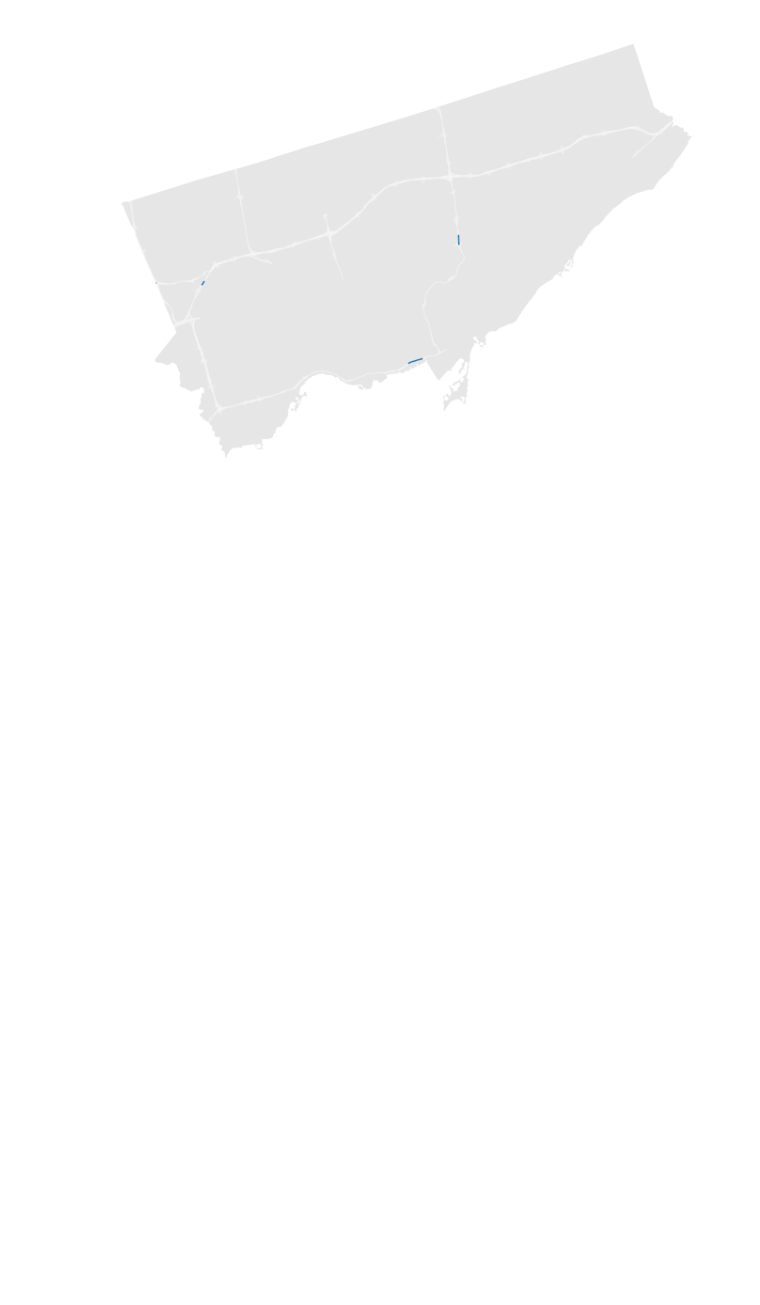
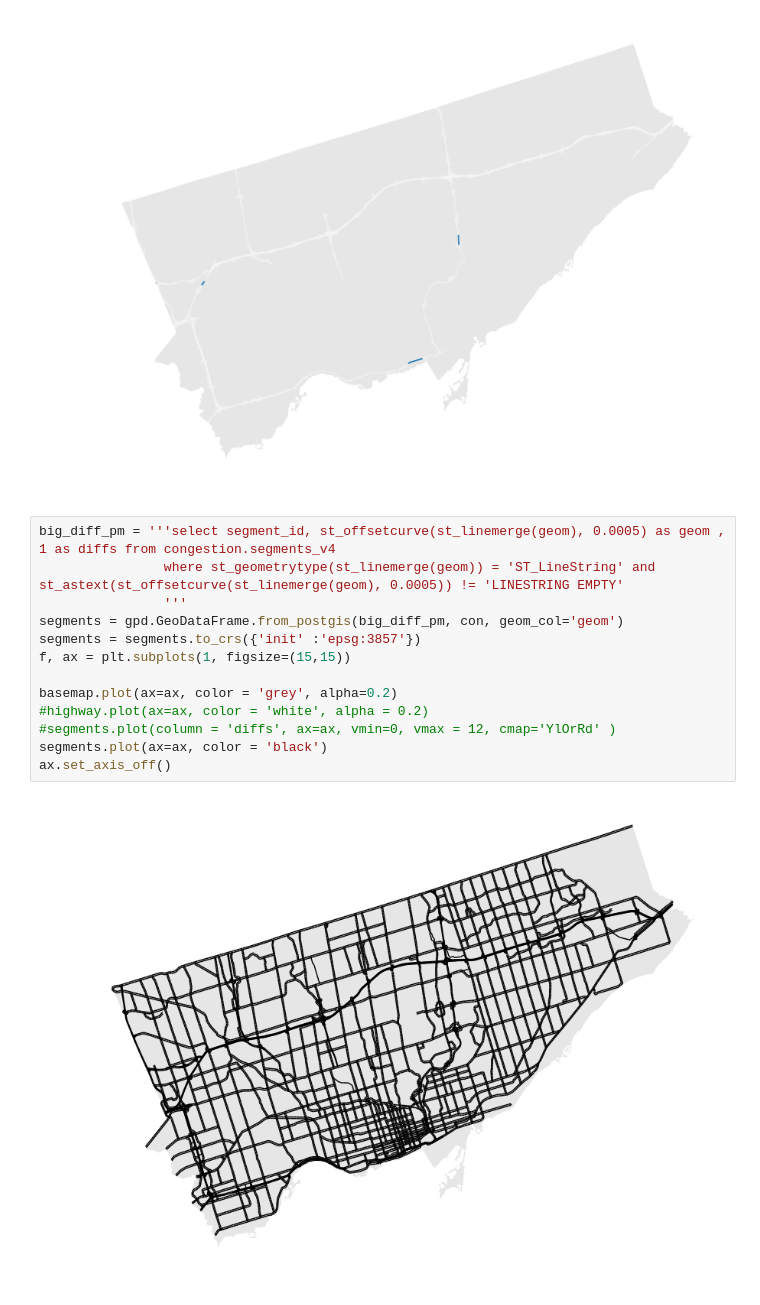
Before and after one commit to CityofToronto/bdit_congestion, a Jupyter notebook: congestion_data_aggregation/highway_deep_dive.ipynb, the cells around one changed output. Drawn from its saved outputs; the diff is of its cells as text; blank space fills up the shorter version.

```diff
--- a/congestion_data_aggregation/highway_deep_dive.ipynb
+++ b/congestion_data_aggregation/highway_deep_dive.ipynb
@@ -527,3 +547,18 @@ segments.plot(ax=ax)
 ax.set_axis_off()
 # %% [output]
 [figure]
+# %%
+big_diff_pm = '''select segment_id, st_offsetcurve(st_linemerge(geom), 0.0005) as geom , 1 as diffs from congestion.segments_v4
+                where st_geometrytype(st_linemerge(geom)) = 'ST_LineString' and st_astext(st_offsetcurve(st_linemerge(geom), 0.0005)) != 'LINESTRING EMPTY'
+                '''
+segments = gpd.GeoDataFrame.from_postgis(big_diff_pm, con, geom_col='geom')
+segments = segments.to_crs({'init' :'epsg:3857'})
+f, ax = plt.subplots(1, figsize=(15,15))
+
+basemap.plot(ax=ax, color = 'grey', alpha=0.2)
+#highway.plot(ax=ax, color = 'white', alpha = 0.2)
+#segments.plot(column = 'diffs', ax=ax, vmin=0, vmax = 12, cmap='YlOrRd' )
+segments.plot(ax=ax, color = 'black')
+ax.set_axis_off()
+# %% [output]
+[figure, added]
```
Also changed, not shown: parts of 4 cells of this notebook.
